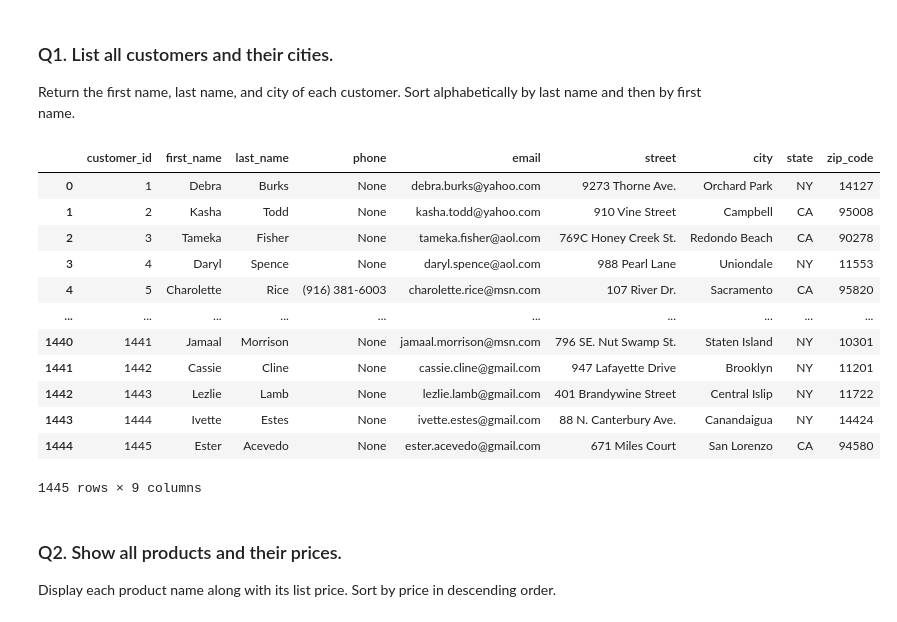
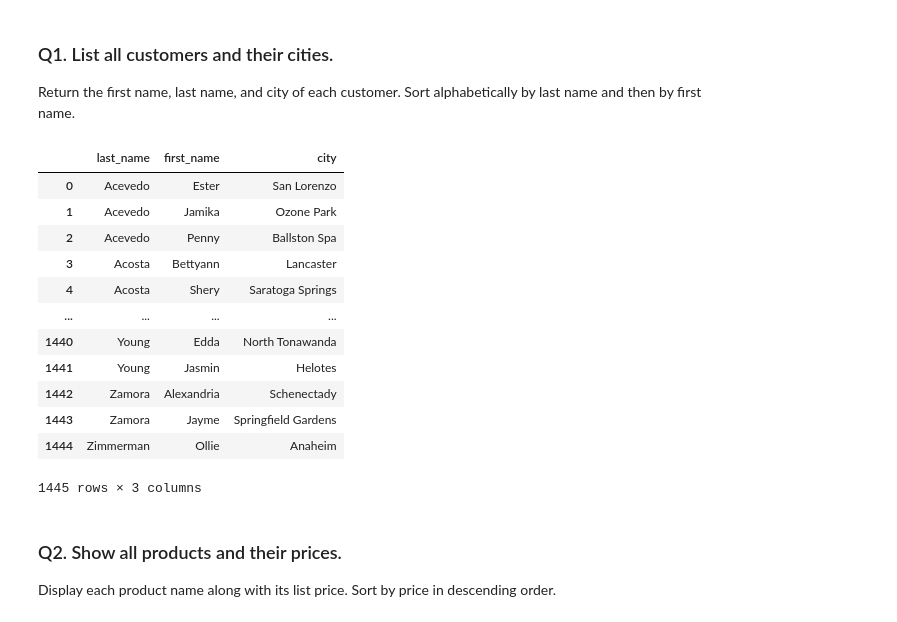
Before and after one commit to sithid/DataAnalysisModule3, a Jupyter notebook: Week3/workflow_practice.ipynb, the cells around one changed output. Saved outputs shown, nothing was run; the diff lists cells and outputs as text; code cells hidden in the pictures.

```diff
--- a/Week3/workflow_practice.ipynb
+++ b/Week3/workflow_practice.ipynb
@@ -122,26 +122,30 @@ pd.read_sql("SELECT discount from order_items", connection)
 
 Return the first name, last name, and city of each customer. Sort alphabetically by last name and then by first name.
 # %%
-# Your query here
 query1 = """
-SELECT * FROM customers;
+SELECT
+  last_name,
+  first_name,
+  city
+FROM customers
+ORDER BY last_name ASC, first_name ASC;
 """
 
 pd.read_sql(query1, connection)
 # %% [output]
-|  | customer_id | first_name | last_name | phone | email | street | city | state | zip_code |
-| 0 | 1 | Debra | Burks | None | debra.burks@yahoo.com | 9273 Thorne Ave. | Orchard Park | NY | 14127 |
-| 1 | 2 | Kasha | Todd | None | kasha.todd@yahoo.com | 910 Vine Street | Campbell | CA | 95008 |
-| 2 | 3 | Tameka | Fisher | None | tameka.fisher@aol.com | 769C Honey Creek St. | Redondo Beach | CA | 90278 |
-| 3 | 4 | Daryl | Spence | None | daryl.spence@aol.com | 988 Pearl Lane | Uniondale | NY | 11553 |
-| 4 | 5 | Charolette | Rice | (916) 381-6003 | charolette.rice@msn.com | 107 River Dr. | Sacramento | CA | 95820 |
-| ... | ... | ... | ... | ... | ... | ... | ... | ... | ... |
-| 1440 | 1441 | Jamaal | Morrison | None | jamaal.morrison@msn.com | 796 SE. Nut Swamp St. | Staten Island | NY | 10301 |
-| 1441 | 1442 | Cassie | Cline | None | cassie.cline@gmail.com | 947 Lafayette Drive | Brooklyn | NY | 11201 |
-| 1442 | 1443 | Lezlie | Lamb | None | lezlie.lamb@gmail.com | 401 Brandywine Street | Central Islip | NY | 11722 |
-| 1443 | 1444 | Ivette | Estes | None | ivette.estes@gmail.com | 88 N. Canterbury Ave. | Canandaigua | NY | 14424 |
-| 1444 | 1445 | Ester | Acevedo | None | ester.acevedo@gmail.com | 671 Miles Court | San Lorenzo | CA | 94580 |
+|  | last_name | first_name | city |
+| 0 | Acevedo | Ester | San Lorenzo |
+| 1 | Acevedo | Jamika | Ozone Park |
+| 2 | Acevedo | Penny | Ballston Spa |
+| 3 | Acosta | Bettyann | Lancaster |
+| 4 | Acosta | Shery | Saratoga Springs |
+| ... | ... | ... | ... |
+| 1440 | Young | Edda | North Tonawanda |
+| 1441 | Young | Jasmin | Helotes |
+| 1442 | Zamora | Alexandria | Schenectady |
+| 1443 | Zamora | Jayme | Springfield Gardens |
+| 1444 | Zimmerman | Ollie | Anaheim |
-1445 rows × 9 columns
+1445 rows × 3 columns
 # %% [markdown]
 ### Q2. Show all products and their prices.
 
```
Also changed, not shown: parts of 8 cells of this notebook, 5 other files.
